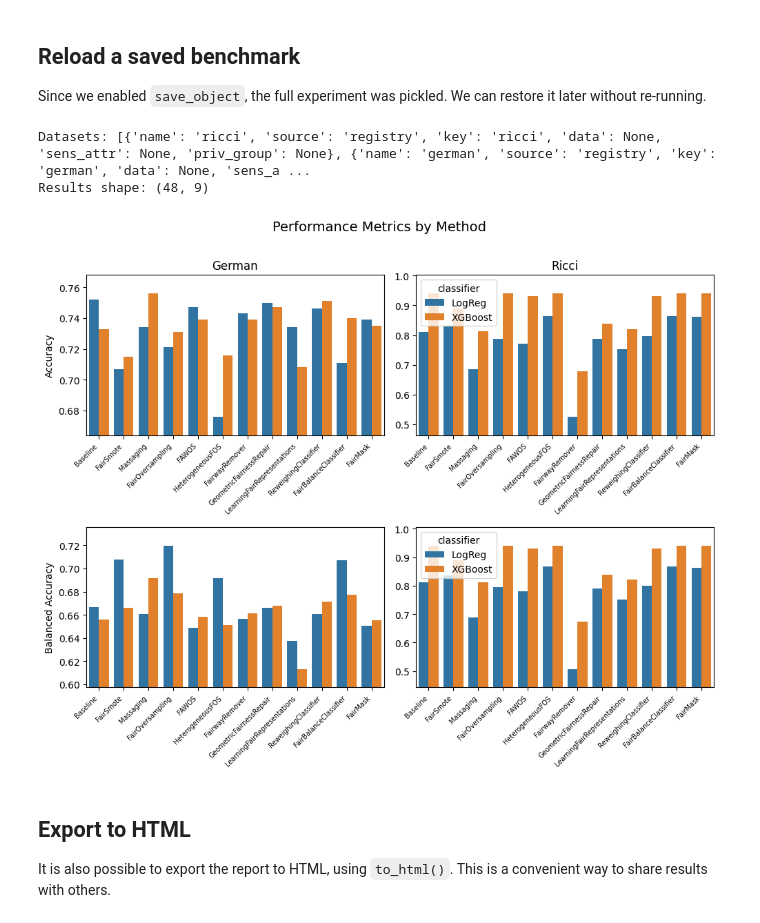
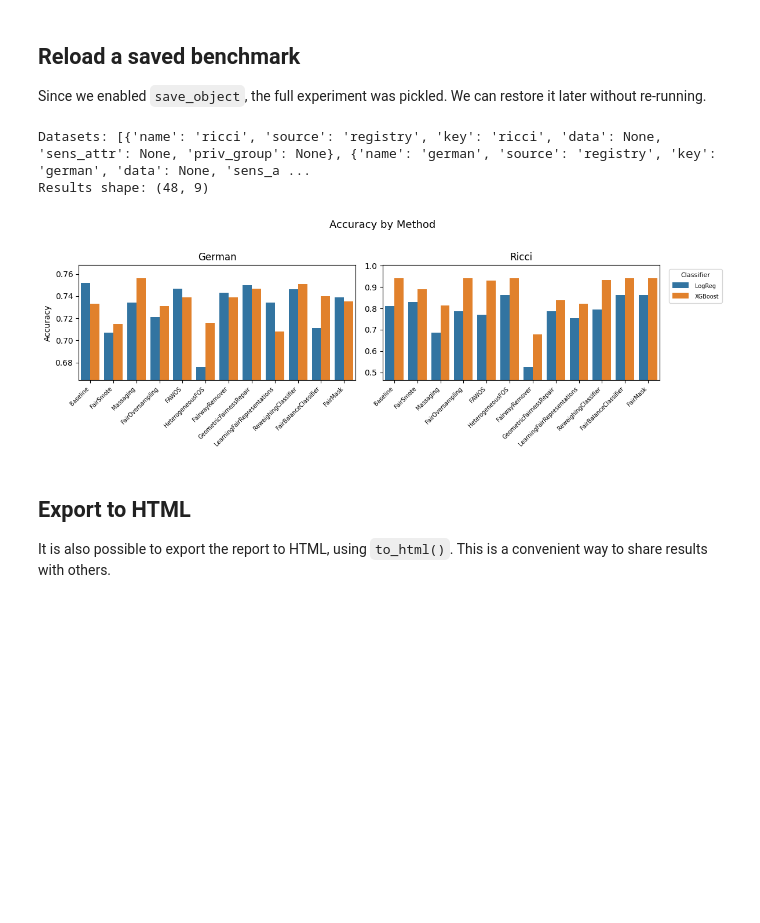
Before and after one commit to jmcfig/scikit-fair, a Jupyter notebook: examples/06_benchmark.ipynb, the cells around one changed output. Drawn from its saved outputs; the diff is of its cells as text; code cells hidden in the pictures; blank space fills up the shorter version.

```diff
--- a/examples/06_benchmark.ipynb
+++ b/examples/06_benchmark.ipynb
@@ -167,15 +167,15 @@ restore it later without re-running.
 # %%
 from skfair.experimentation import Experiment
 
 exp_loaded = Experiment.load("outputs/benchmark.pkl")
 print("Datasets:", exp_loaded.datasets)
 print("Results shape:", exp_loaded.results_.shape)
 report_loaded = exp_loaded.to_report()
-report_loaded.plot_performance();
+report_loaded.plot_metric_bar(metric="accuracy");
 # %% [output]
 Datasets: [{'name': 'ricci', 'source': 'registry', 'key': 'ricci', 'data': None, 'sens_attr': None, 'priv_group': None}, {'name': 'german', 'source': 'registry', 'key': 'german', 'data': None, 'sens_a ...
 Results shape: (48, 9)
-[figure, old version]
+[figure, new version]
 # %% [markdown]
 ## Export to HTML
 
```
Also changed, not shown: parts of 1 cell of this notebook, 26 other files.
